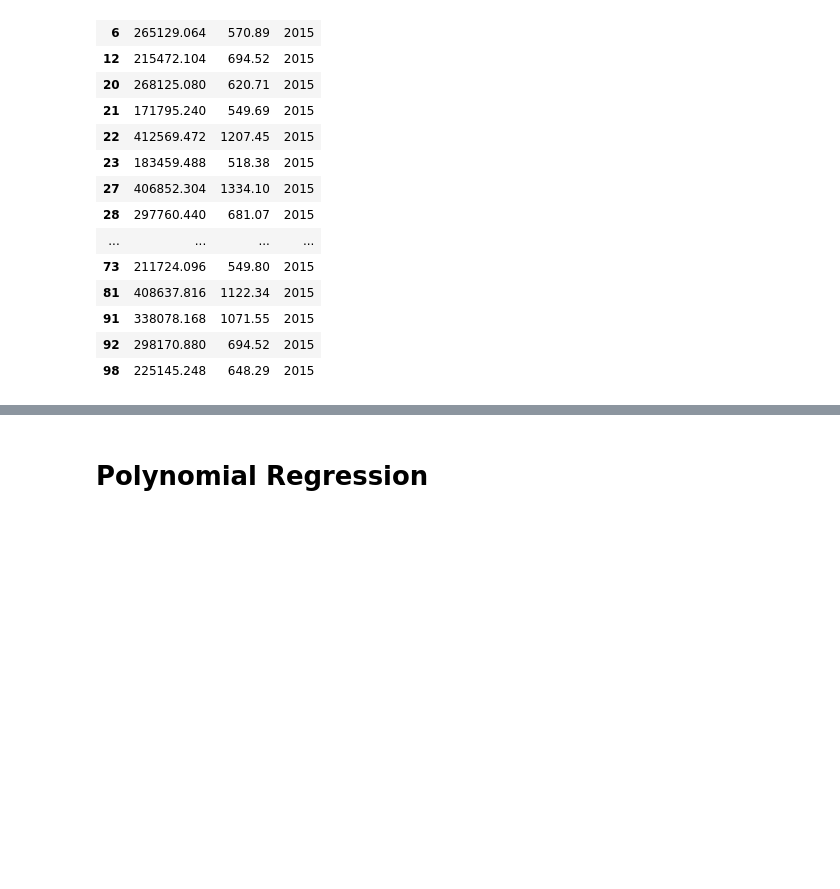
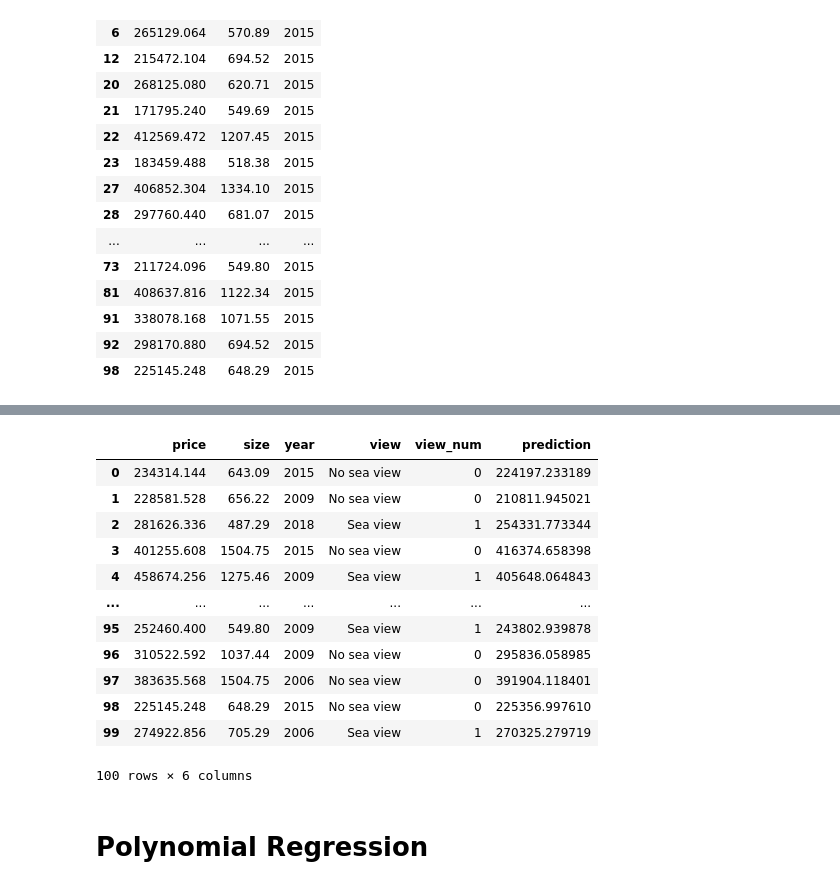
Before and after one commit to R7patel/Notes, a Jupyter notebook: 3_Regression.ipynb, the cells around one changed output, grey strips where cells are left out. Drawn from its saved outputs; the diff is of its cells as text; code cells hidden in the pictures; blank space fills up the shorter version.

```diff
--- a/3_Regression.ipynb
+++ b/3_Regression.ipynb
@@ -539,0 +678,9 @@ strong multicollinearity or other numerical problems.
+# %%
+## Import the relevant libraries
+import numpy as np
+import pandas as pd
+
+## Read data
+df=pd.read_csv('./resources/ML 101 with Scikit-learn and StatsModels/real_estate_price_size_year_view.csv')
+df['view_num'] = df['view'].map({'Sea view':1,'No sea view':0 })
+df
@@ -539,0 +701,10 @@ strong multicollinearity or other numerical problems.
+# %%
+import statsmodels.api as sm
+import seaborn as sns
+sns.set()
+
+y = df['price']
+x1 = df[['size','year','view_num']]
+x = sm.add_constant(x1)
+results = sm.OLS(y,x).fit()
+results.summary()
@@ -540,3 +735,20 @@ strong multicollinearity or other numerical problems.
+# %%
+df['prediction'] = results.predict(x)
+df
+# %% [output]
+|  | price | size | year | view | view_num | prediction |
+| 0 | 234314.144 | 643.09 | 2015 | No sea view | 0 | 224197.233189 |
+| 1 | 228581.528 | 656.22 | 2009 | No sea view | 0 | 210811.945021 |
+| 2 | 281626.336 | 487.29 | 2018 | Sea view | 1 | 254331.773344 |
+| 3 | 401255.608 | 1504.75 | 2015 | No sea view | 0 | 416374.658398 |
+| 4 | 458674.256 | 1275.46 | 2009 | Sea view | 1 | 405648.064843 |
+| ... | ... | ... | ... | ... | ... | ... |
+| 95 | 252460.400 | 549.80 | 2009 | Sea view | 1 | 243802.939878 |
+| 96 | 310522.592 | 1037.44 | 2009 | No sea view | 0 | 295836.058985 |
+| 97 | 383635.568 | 1504.75 | 2006 | No sea view | 0 | 391904.118401 |
+| 98 | 225145.248 | 648.29 | 2015 | No sea view | 0 | 225356.997610 |
+| 99 | 274922.856 | 705.29 | 2006 | Sea view | 1 | 270325.279719 |
+100 rows × 6 columns
 # %% [markdown]
 # Polynomial Regression  <a name="PR"></a>
 # %% [markdown]
```
Also changed, not shown: parts of 19 cells of this notebook, 4 other files.
